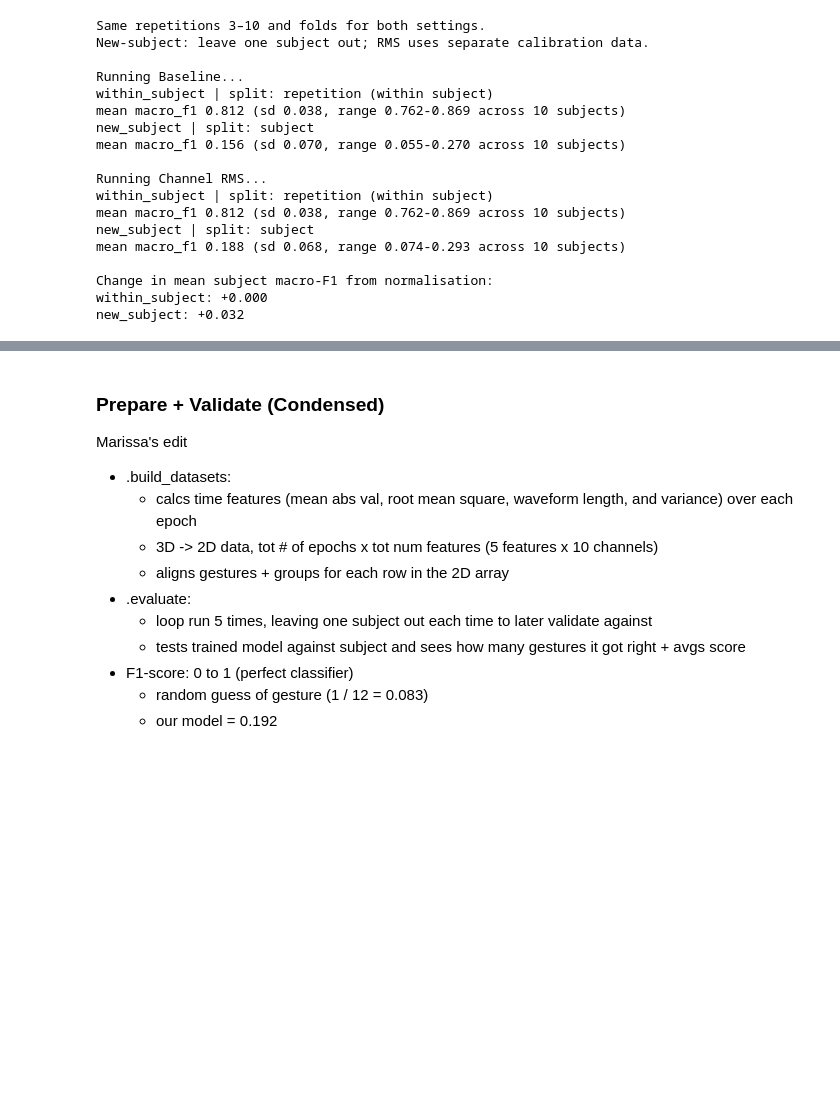
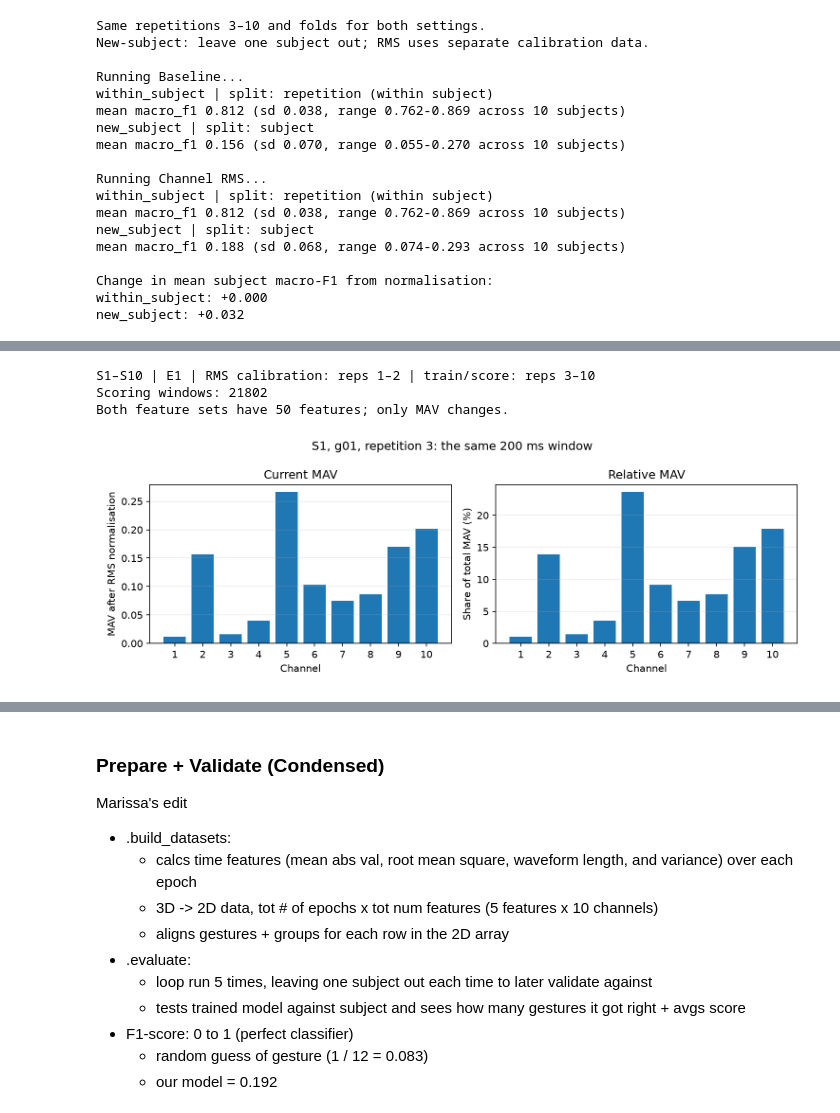
Before and after one commit to farhad-abtahi/CM2013, a Jupyter notebook: notebooks/track_emg_ninapro.ipynb, the cells around one changed output, grey strips where cells are left out. Cells and saved outputs as stored; diff of their text form; code cells hidden in the pictures; blank space fills up the shorter version.

Commit message:
relative MAV added

```diff
--- a/notebooks/track_emg_ninapro.ipynb
+++ b/notebooks/track_emg_ninapro.ipynb
@@ -791,0 +1192,50 @@ Full results are in `RESULTS.md`. To rerun, run setup and data loading, then thi
+# %%
+feature_recs = []
+if USE_REAL:
+    feature_groups = {f"S{s}" for s in range(1, 11)}
+    feature_source = [rec for rec in recs if rec.group in feature_groups]
+    assert len(feature_source) == 10
+    assert {rec.group for rec in feature_source} == feature_groups
+    assert all(rec.epochs["emg"].shape[1:] == (20, 10) for rec in feature_source)
+    feature_recs = prepare_normalisation(feature_source)
+    assert all(not np.isin(rec.meta["rep"], [1, 2]).any() for rec in feature_recs)
+    print("S1–S10 | E1 | RMS calibration: reps 1–2 | train/score: reps 3–10")
+    print("Scoring windows:", sum(len(rec.labels) for rec in feature_recs))
+    print("Both feature sets have 50 features; only MAV changes.")
+else:
+    print("Set USE_REAL = True and run the real-data loading cell first.")
+# %% [output]
+S1–S10 | E1 | RMS calibration: reps 1–2 | train/score: reps 3–10
+Scoring windows: 21802
+Both feature sets have 50 features; only MAV changes.
+# %%
+from pathlib import Path
+
+if feature_recs:
+    # Show one S1, g01 window from scoring repetition 3.
+    example = [rec for rec in feature_recs if rec.group == "S1"][0]
+    index = np.flatnonzero((example.labels == "g01") & (example.meta["rep"] == 3))[0]
+    normalised = feature_track.preprocess(example, {"normalisation": "rms"})
+    absolute, _, _ = feature_track.extract_features(normalised, {"mav_feature": "absolute"})
+    relative, _, _ = feature_track.extract_features(normalised, {"mav_feature": "relative"})
+
+    fig, axes = plt.subplots(1, 2, figsize=(10, 3.5))
+    axes[0].bar(range(1, 11), absolute[index, 0::5])
+    axes[0].set_title("Current MAV")
+    axes[0].set_ylabel("MAV after RMS normalisation")
+    axes[1].bar(range(1, 11), 100 * relative[index, 0::5])
+    axes[1].set_title("Relative MAV")
+    axes[1].set_ylabel("Share of total MAV (%)")
+    for ax in axes:
+        ax.set_xlabel("Channel")
+        ax.set_xticks(range(1, 11))
+        ax.grid(axis="y", alpha=0.25)
+    fig.suptitle("S1, g01, repetition 3: the same 200 ms window")
+    fig.tight_layout()
+    project_dir = Path("..") if Path("../tracks").is_dir() else Path(".")
+    figure_dir = project_dir / "outputs" / "emg_inspection"
+    figure_dir.mkdir(parents=True, exist_ok=True)
+    fig.savefig(figure_dir / "relative_mav_features.png", dpi=150)
+    plt.show()
+# %% [output]
+[figure, added]
```
Also changed, not shown: parts of 20 cells of this notebook, 10 other files.
